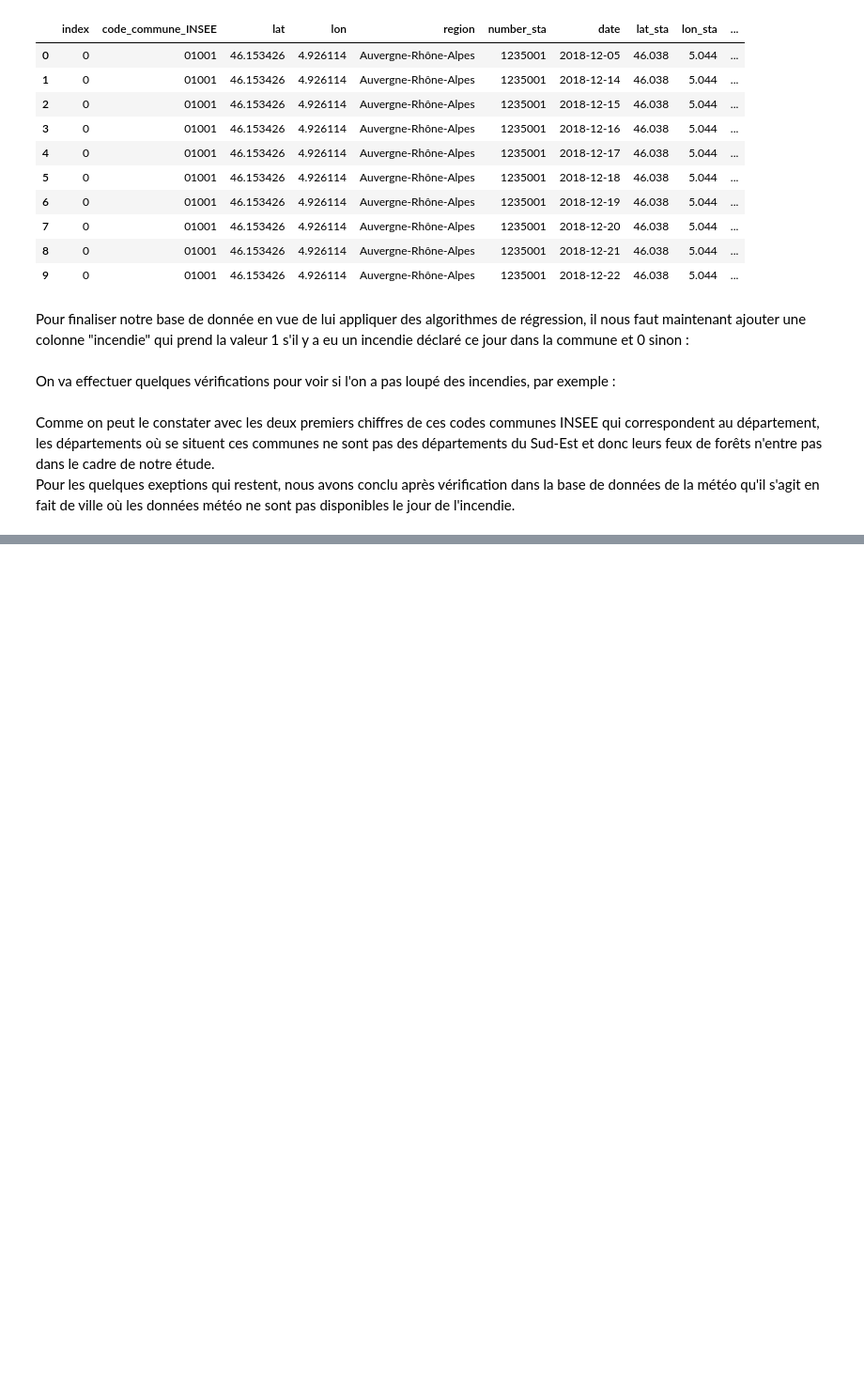
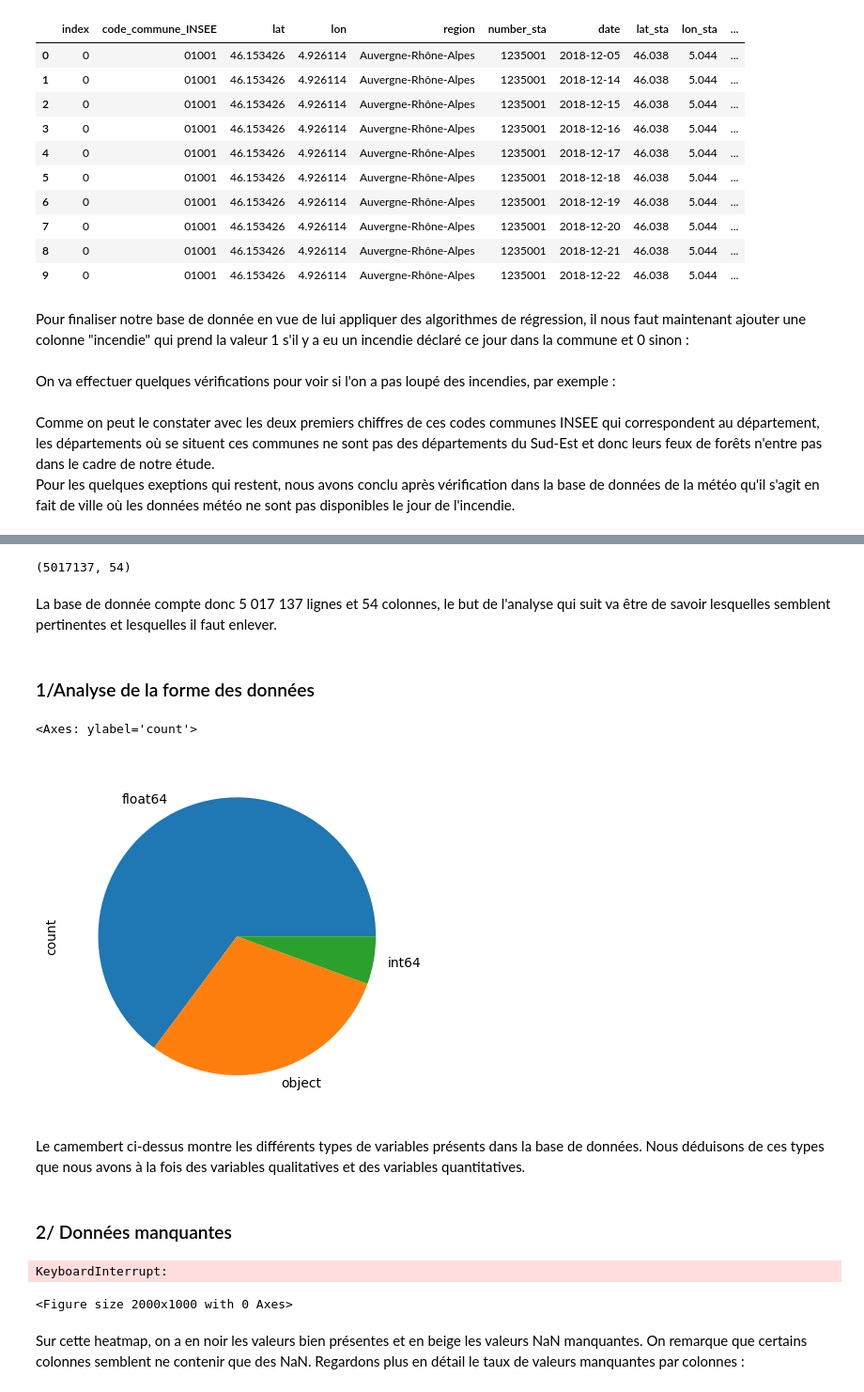
Before and after one commit to felixdechamps/ensae-prog2A, a Jupyter notebook: notebookincendies.ipynb, the cells around one changed output, grey strips where cells are left out. Shown at 94% size. Cells and saved outputs as stored; diff of their text form; code cells hidden in the pictures; blank space fills up the shorter version.

```diff
--- a/notebookincendies.ipynb
+++ b/notebookincendies.ipynb
@@ -449,0 +461,32 @@ Pour les  quelques exeptions qui restent, nous avons conclu après vérification
+# %%
+#data = pd.read_csv(r"C:\Users\felix\Desktop\ensae-prog2A\data\df_final.csv")
+data = df_final
+data.shape
+# %% [output]
+(5017137, 54)
+# %% [markdown]
+La base de donnée compte donc 5 017 137 lignes et 54 colonnes, le but de l'analyse qui suit va être de savoir lesquelles semblent pertinentes  et lesquelles il faut enlever.
+# %% [markdown]
+### 1/Analyse de la forme des données
+# %%
+df = data.copy()
+# %%
+df.dtypes.value_counts().plot.pie()
+plt.title('Répartition des différents types de variables dans df_final')
+plt.show()
+# %% [output]
+<Axes: ylabel='count'>
+[figure, added]
+# %% [markdown]
+Le camembert ci-dessus montre les différents types de variables présents dans la base de données. Nous déduisons de ces types que nous avons à la fois des variables qualitatives et des variables quantitatives.
+# %% [markdown]
+### 2/ Données manquantes
+# %%
+plt.figure(figsize=(20,10))
+sns.heatmap(df.isna(), cbar=False)
+# %% [output]
+KeyboardInterrupt:
+<Figure size 2000x1000 with 0 Axes>
+# %% [markdown]
+Sur cette heatmap, on a en noir les valeurs bien présentes et en beige les valeurs NaN manquantes. On remarque que certains colonnes semblent ne contenir que des NaN.
+Regardons plus en détail le taux de valeurs manquantes par colonnes :
```
Also changed, not shown: parts of 119 cells of this notebook, 3 other files.
